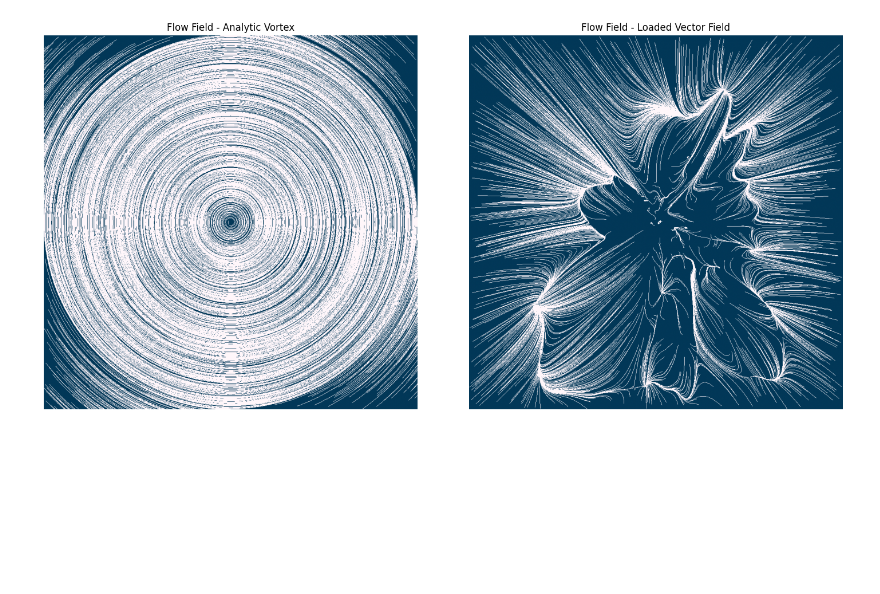
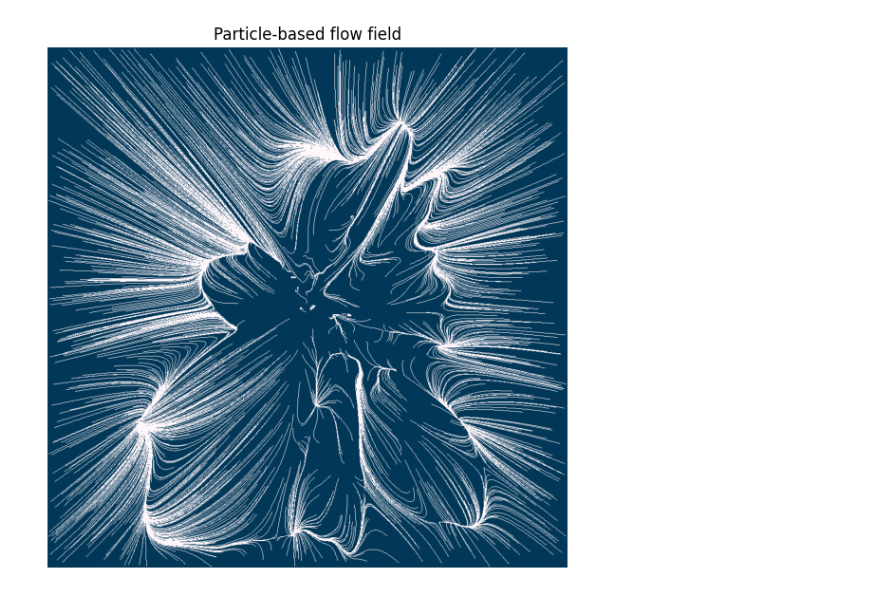
Before and after one commit to CerovazS/vfield, a Jupyter notebook: plot.ipynb, the cells around one changed output. Drawn from its saved outputs; the diff is of its cells as text; code cells hidden in the pictures; blank space fills up the shorter version.

```diff
--- a/plot.ipynb
+++ b/plot.ipynb
@@ -13,3 +15,6 @@ plot_vector_field(grid, displacement)
 
 # LIC
 lic_img_loaded = render_lic(grid, displacement, resolution=512, length=30, normalize=True)
+
+# flow field
+img_loaded = render_flow_field(grid, displacement, W=1000, H=1000, N_PART=2000, extent=(-10, 10, -10, 10))
@@ -130,20 +24,12 @@ Creating flow field with loaded vector field...
 # %%
-# Display both flow field images
-import matplotlib.pyplot as plt
-
-fig, (ax1, ax2) = plt.subplots(1, 2, figsize=(15, 7))
-
-# Display vortex flow field
-ax1.imshow(img_vortex, cmap='PuBu', origin='lower')
-ax1.set_title('Flow Field - Analytic Vortex')
-ax1.axis('off')
+plt.figure(figsize=(12, 6))
 
 # Display loaded vector field flow field
-ax2.imshow(img_loaded, cmap='PuBu', origin='lower')
-ax2.set_title('Flow Field - Loaded Vector Field')
-ax2.axis('off')
+plt.imshow(img_loaded, cmap='PuBu', origin='lower')
+plt.title('Particle-based flow field')
+plt.axis('off')
 
 plt.tight_layout()
 plt.show()
 # %% [output]
-[figure, old version]
+[figure, new version]
```
Also changed, not shown: parts of 3 cells of this notebook, 1 other file.
